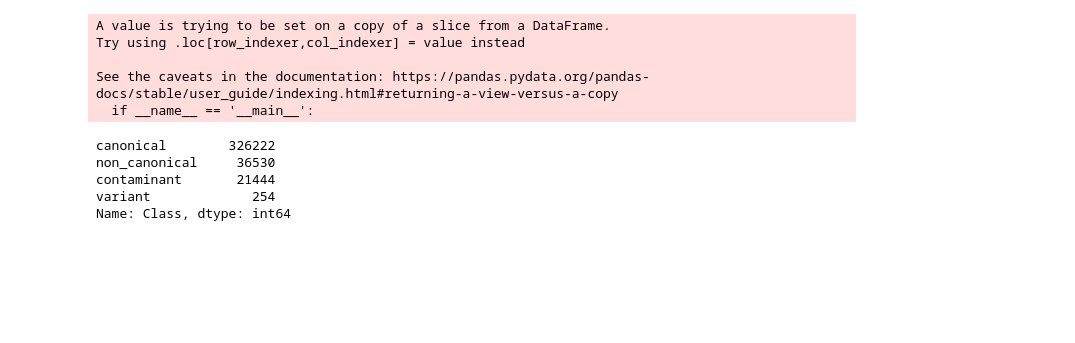
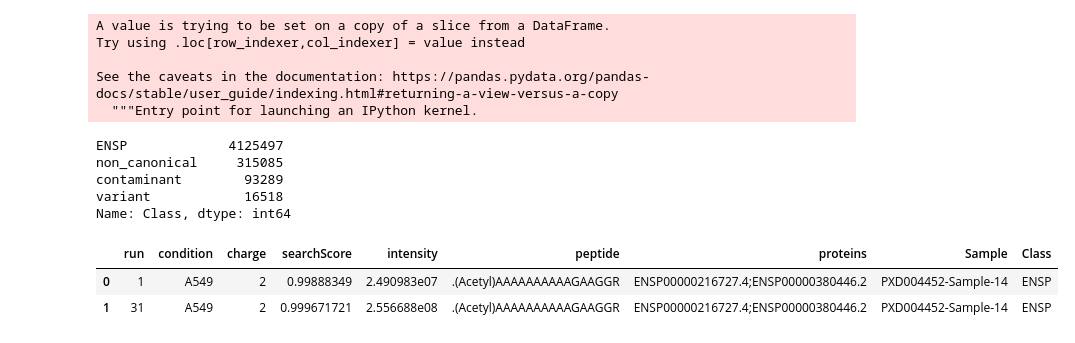
Before and after one commit to ypriverol/pgdb-manuscript, a Jupyter notebook: Peptide_analysis.ipynb, the cells around one changed output. Cells and saved outputs as stored; diff of their text form; code cells hidden in the pictures; blank space fills up the shorter version.

```diff
--- a/Peptide_analysis.ipynb
+++ b/Peptide_analysis.ipynb
@@ -133,22 +144,0 @@ triqler_targets.groupby('run').Sample.value_counts().unstack(0).plot.barh()
-# %%
-conditions = [(triqler_targets['proteins'].str.contains("ENSP") & ~triqler_targets['proteins'].str.contains(conatm_ids)),
-        (~(triqler_targets['proteins'].str.contains("ENSP")|triqler_targets['proteins'].str.contains(conatm_ids))
-         & triqler_targets['proteins'].str.contains(r"altorf_|pseudo_|ncRNA_")),
-        (~(triqler_targets['proteins'].str.contains(r"ENSP|altorf_|pseudo_|ncRNA_") | triqler_targets['proteins'].str.contains(conatm_ids))
-         & triqler_targets['proteins'].str.contains(r"COSMIC|cbiomut")),
-        (triqler_targets['proteins'].str.contains(conatm_ids))
-             ]
-classes = ['canonical', 'non_canonical', 'variant','contaminant']
-triqler_targets['Class'] = np.select(conditions, classes)
-triqler_targets['Class'].value_counts()
-# %% [output]
-A value is trying to be set on a copy of a slice from a DataFrame.
-Try using .loc[row_indexer,col_indexer] = value instead
-
-See the caveats in the documentation: https://pandas.pydata.org/pandas-docs/stable/user_guide/indexing.html#returning-a-view-versus-a-copy
-  if __name__ == '__main__':
-canonical        326222
-non_canonical     36530
-contaminant       21444
-variant             254
-Name: Class, dtype: int64
@@ -155,3 +165,26 @@ Name: Class, dtype: int64
+# %%
+triqler_targets['Class'] = triqler_targets['proteins'].apply(rep_acc)
+# %% [output]
+A value is trying to be set on a copy of a slice from a DataFrame.
+Try using .loc[row_indexer,col_indexer] = value instead
+
+See the caveats in the documentation: https://pandas.pydata.org/pandas-docs/stable/user_guide/indexing.html#returning-a-view-versus-a-copy
+  """Entry point for launching an IPython kernel.
+# %%
+triqler_targets.head
+triqler_targets['Class'].value_counts()
+# %% [output]
+ENSP             4125497
+non_canonical     315085
+contaminant        93289
+variant            16518
+Name: Class, dtype: int64
+# %%
+triqler_targets.head(2)
+# %% [output]
+|  | run | condition | charge | searchScore | intensity | peptide | proteins | Sample | Class |
+| 0 | 1 | A549 | 2 | 0.99888349 | 2.490983e07 | .(Acetyl)AAAAAAAAAAGAAGGR | ENSP00000216727.4;ENSP00000380446.2 | PXD004452-Sample-14 | ENSP |
+| 1 | 31 | A549 | 2 | 0.999671721 | 2.556688e08 | .(Acetyl)AAAAAAAAAAGAAGGR | ENSP00000216727.4;ENSP00000380446.2 | PXD004452-Sample-14 | ENSP |
 # %%
 plt.rcParams["figure.figsize"] = [15, 10]
 triqler_targets.groupby('Class').Sample.value_counts().unstack(0).plot.bar()
```
Also changed, not shown: parts of 32 cells of this notebook.
